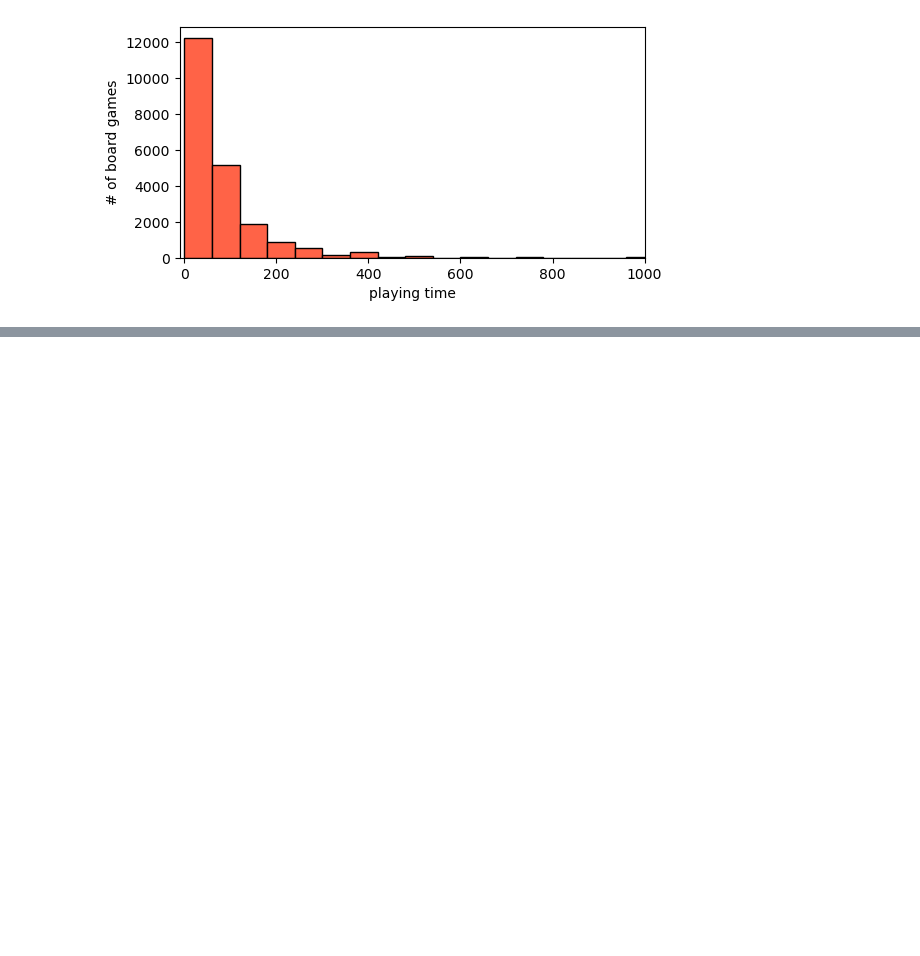
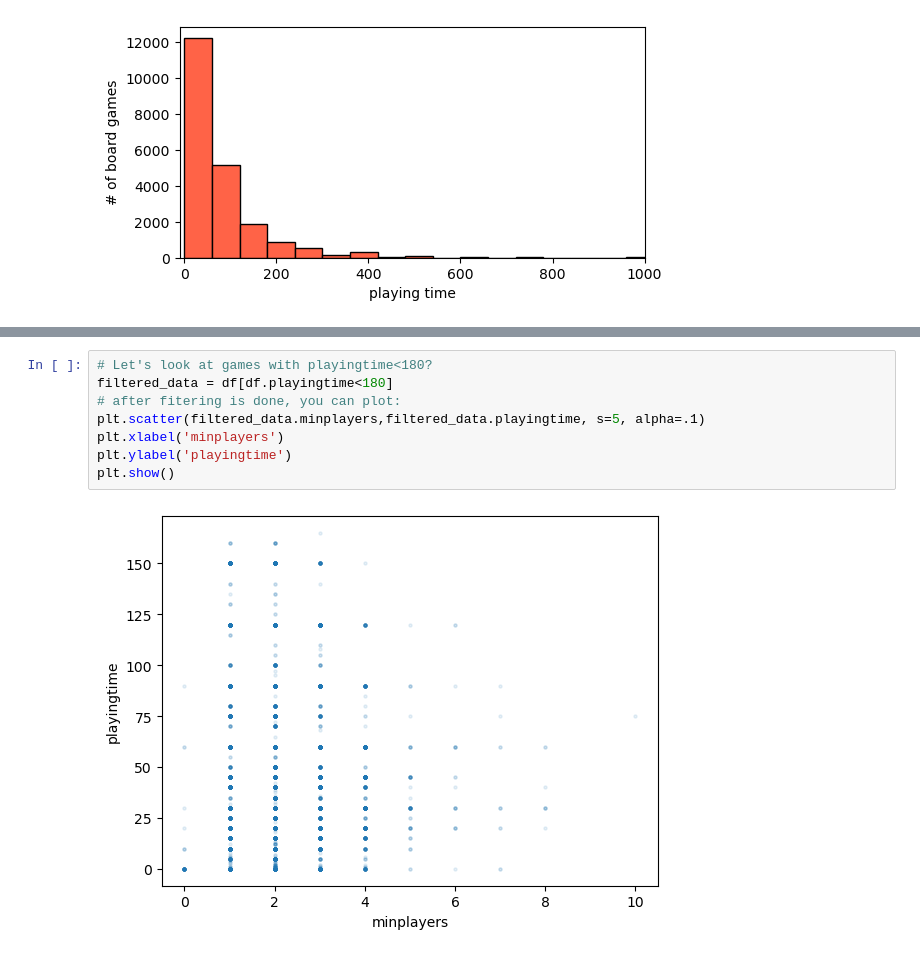
Before and after one commit to ernbilen/Data101_Spring26, a Jupyter notebook: notes/week5/data101python-intro.ipynb, the cells around one changed output, grey strips where cells are left out. Drawn from its saved outputs; the diff is of its cells as text; blank space fills up the shorter version.

```diff
--- a/notes/week5/data101python-intro.ipynb
+++ b/notes/week5/data101python-intro.ipynb
@@ -578,0 +691,10 @@ plt.show() # gets rid unnecessary text that gets printed
+# %%
+# Let's look at games with playingtime<180?
+filtered_data = df[df.playingtime<180]
+# after fitering is done, you can plot:
+plt.scatter(filtered_data.minplayers,filtered_data.playingtime, s=5, alpha=.1)
+plt.xlabel('minplayers')
+plt.ylabel('playingtime')
+plt.show()
+# %% [output]
+[figure, added]
```
Also changed, not shown: parts of 14 cells of this notebook, 11 other files.
